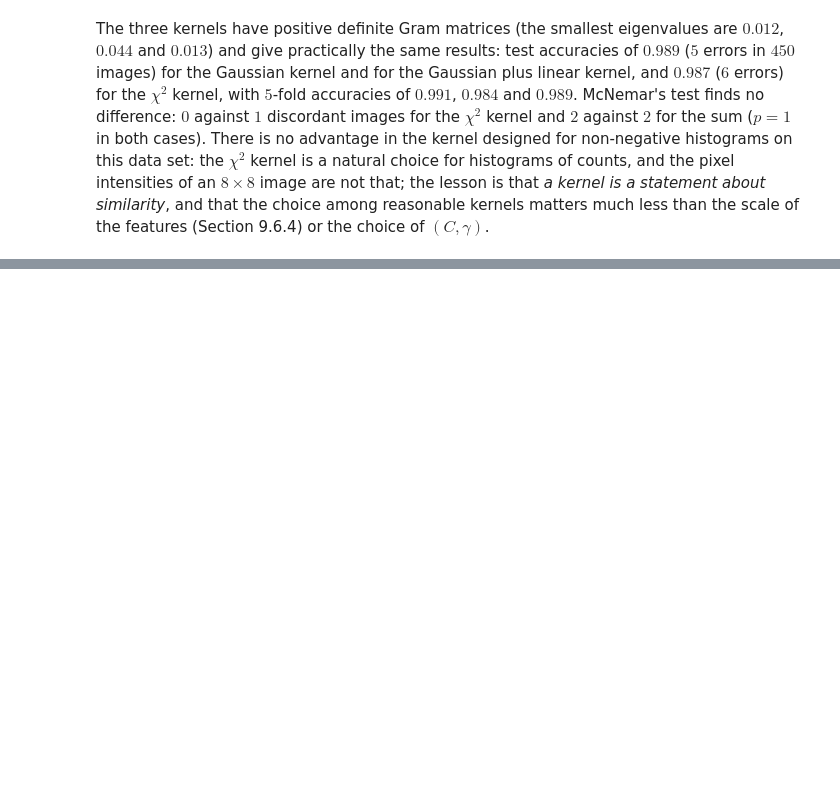
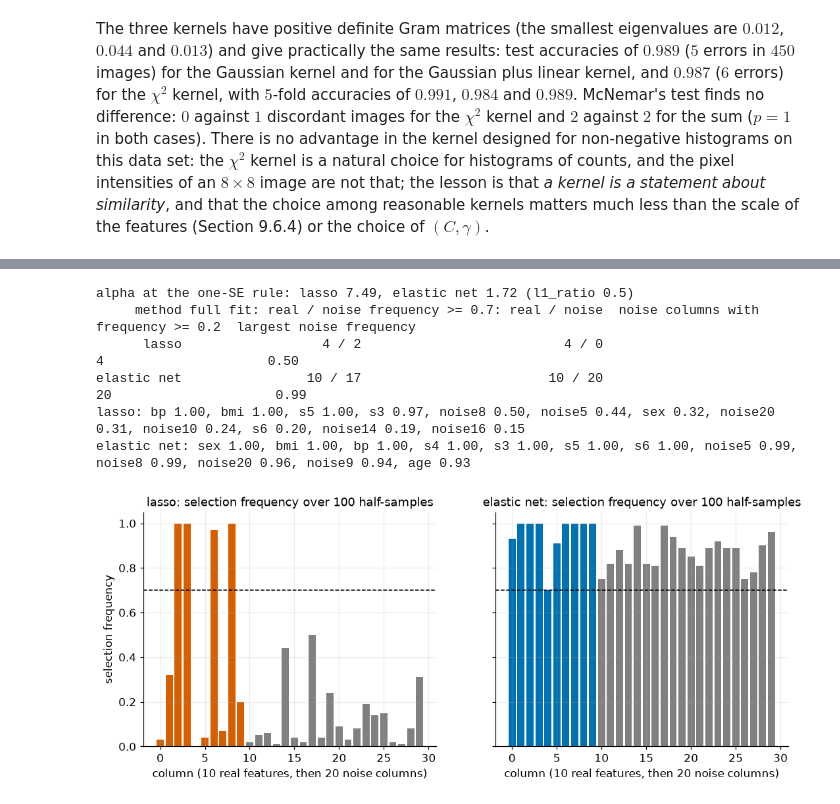
Before and after one commit to Brosss98/machine-learning-with-python-book, a Jupyter notebook: appendices/appendix_c_solutions.ipynb, the cells around one changed output, grey strips where cells are left out. Saved outputs shown, nothing was run; the diff lists cells and outputs as text; code cells hidden in the pictures; blank space fills up the shorter version.

```diff
--- a/appendices/appendix_c_solutions.ipynb
+++ b/appendices/appendix_c_solutions.ipynb
@@ -3135,0 +3389,65 @@ The three kernels have positive definite Gram matrices (the smallest eigenvalues
+# %%
+def solution_10_9():
+    from sklearn.datasets import load_diabetes
+    from sklearn.linear_model import ElasticNet, ElasticNetCV, Lasso, LassoCV
+    from sklearn.model_selection import KFold, train_test_split
+    from sklearn.preprocessing import StandardScaler
+
+    d = load_diabetes()
+    Xtr, _, ytr, _ = train_test_split(d.data, d.target, test_size=0.25, random_state=SEED)
+    rng = np.random.default_rng(SEED)
+    Xa = np.column_stack([Xtr, rng.normal(size=(len(ytr), 20))])
+    names = list(d.feature_names) + [f"noise{j + 1}" for j in range(20)]
+    Z = StandardScaler().fit_transform(Xa)
+    n = len(ytr)
+    kf = KFold(10, shuffle=True, random_state=SEED)
+
+    def one_se(model):
+        mean = model.mse_path_.mean(axis=1)
+        se = model.mse_path_.std(axis=1, ddof=1) / np.sqrt(10)
+        i = int(np.argmin(mean))
+        return model.alphas_[int(np.where(mean <= mean[i] + se[i])[0].min())]
+
+    lam_l = one_se(LassoCV(alphas=100, cv=kf).fit(Z, ytr))
+    lam_e = one_se(ElasticNetCV(l1_ratio=0.5, alphas=100, cv=kf).fit(Z, ytr))
+    cfg = {"lasso": lambda: Lasso(alpha=lam_l, tol=1e-8, max_iter=50000), "elastic net": lambda: ElasticNet(alpha=lam_e, l1_ratio=0.5, tol=1e-8, max_iter=50000)}
+    sub_rng = np.random.default_rng(SEED + 1)
+    halves = [sub_rng.choice(n, n // 2, replace=False) for _ in range(100)]
+    freq, full = {}, {}
+    for name, make in cfg.items():
+        sel = np.array([make().fit(Z[h], ytr[h]).coef_ != 0 for h in halves])
+        freq[name] = sel.mean(axis=0)
+        full[name] = make().fit(Z, ytr).coef_ != 0
+    print(f"alpha at the one-SE rule: lasso {lam_l:.2f}, elastic net {lam_e:.2f} (l1_ratio 0.5)")
+    rows = []
+    for name in cfg:
+        stable = freq[name] >= 0.7
+        rows.append({"method": name, "full fit: real / noise": f"{int(full[name][:10].sum())} / {int(full[name][10:].sum())}",
+                     "frequency >= 0.7: real / noise": f"{int(stable[:10].sum())} / {int(stable[10:].sum())}",
+                     "noise columns with frequency >= 0.2": int((freq[name][10:] >= 0.2).sum()),
+                     "largest noise frequency": freq[name][10:].max()})
+    print(pd.DataFrame(rows).to_string(index=False, float_format=lambda v: f"{v:.2f}"))
+    for name in cfg:
+        top = np.argsort(-freq[name])[:12]
+        print(f"{name}: " + ", ".join(f"{names[j]} {freq[name][j]:.2f}" for j in top))
+    fig, axes = plt.subplots(1, 2, figsize=(11.5, 4.2), sharey=True)
+    for ax, (name, c) in zip(axes, [("lasso", VERMILION), ("elastic net", BLUE)]):
+        colors = [c if j < 10 else "gray" for j in range(30)]
+        ax.bar(range(30), freq[name], color=colors)
+        ax.axhline(0.7, color="black", ls="--", lw=1)
+        ax.set(xlabel="column (10 real features, then 20 noise columns)", title=f"{name}: selection frequency over 100 half-samples")
+    axes[0].set_ylabel("selection frequency")
+    plt.show()
+
+
+with warnings.catch_warnings():
+    warnings.simplefilter("ignore", category=ConvergenceWarning)   # LassoCV tries very small lambdas, where the solver stops at its iteration cap
+    solution_10_9()
+# %% [output]
+alpha at the one-SE rule: lasso 7.49, elastic net 1.72 (l1_ratio 0.5)
+     method full fit: real / noise frequency >= 0.7: real / noise  noise columns with frequency >= 0.2  largest noise frequency
+      lasso                  4 / 2                          4 / 0                                    4                     0.50
+elastic net                10 / 17                        10 / 20                                   20                     0.99
+lasso: bp 1.00, bmi 1.00, s5 1.00, s3 0.97, noise8 0.50, noise5 0.44, sex 0.32, noise20 0.31, noise10 0.24, s6 0.20, noise14 0.19, noise16 0.15
+elastic net: sex 1.00, bmi 1.00, bp 1.00, s4 1.00, s3 1.00, s5 1.00, s6 1.00, noise5 0.99, noise8 0.99, noise20 0.96, noise9 0.94, age 0.93
+[figure, added]
```
Also changed, not shown: parts of 12 cells of this notebook, 11 other files.
